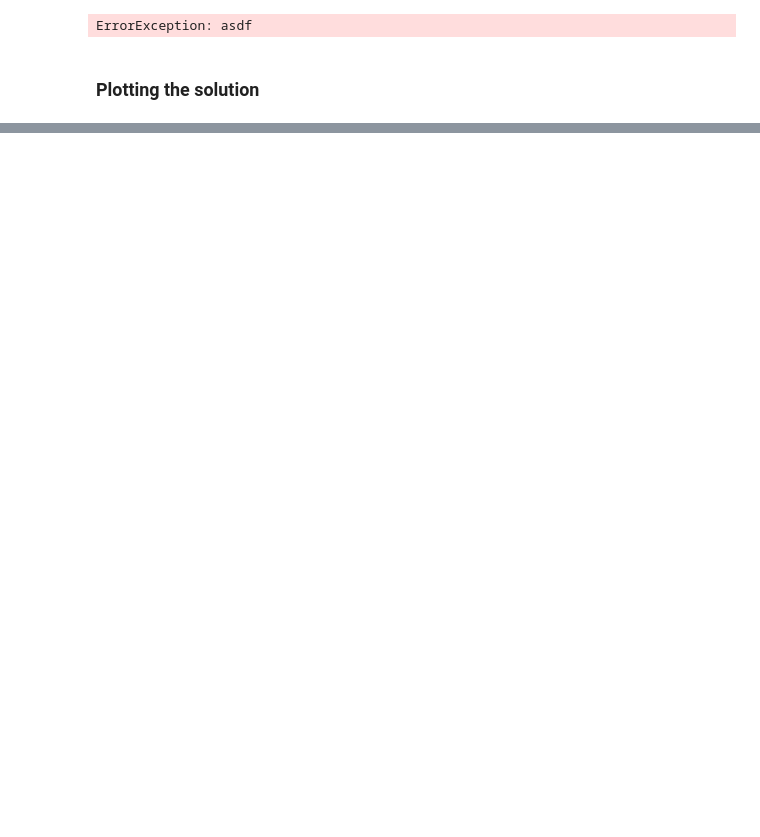
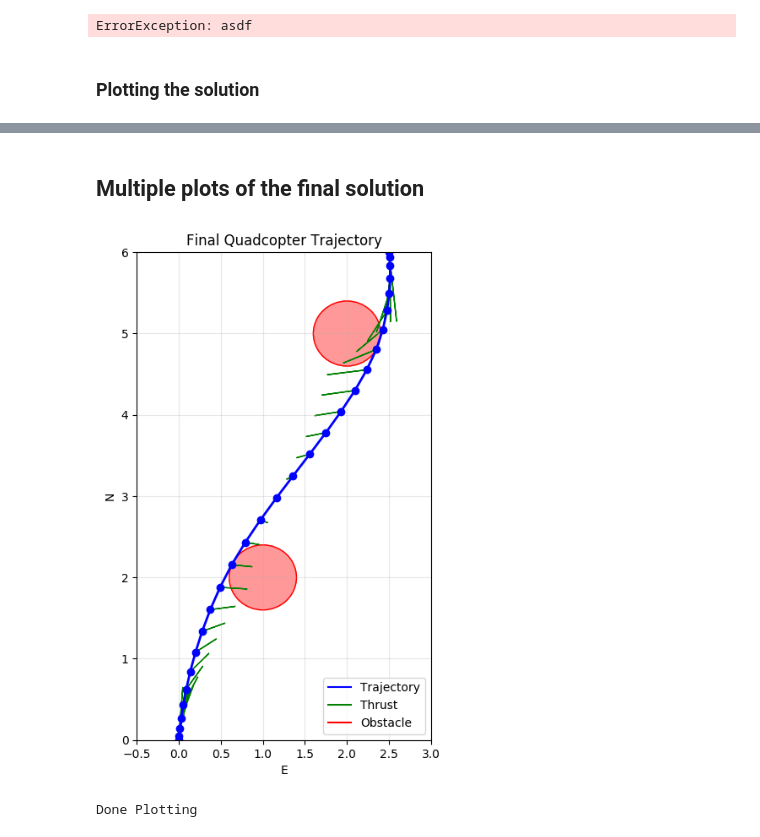
Before and after one commit to StanfordASL/GuSTO_quad_astrobee, a Jupyter notebook: quadrotor_CSM.ipynb, the cells around one changed output, grey strips where cells are left out. Drawn from its saved outputs; the diff is of its cells as text; code cells hidden in the pictures; blank space fills up the shorter version.

```diff
--- a/quadrotor_CSM.ipynb
+++ b/quadrotor_CSM.ipynb
@@ -168,0 +195,9 @@ plot(p1,p2,layout=(1,2))
+# %% [markdown]
+## Multiple plots of the final solution
+# %%
+include("quadrotor_script.jl")
+plt_final_solution(SCPproblem, model, X_all[end], U_all[end])
+print("Done Plotting")
+# %% [output]
+[figure, added]
+Done Plotting
```
Also changed, not shown: parts of 8 cells of this notebook, 3 other files.
